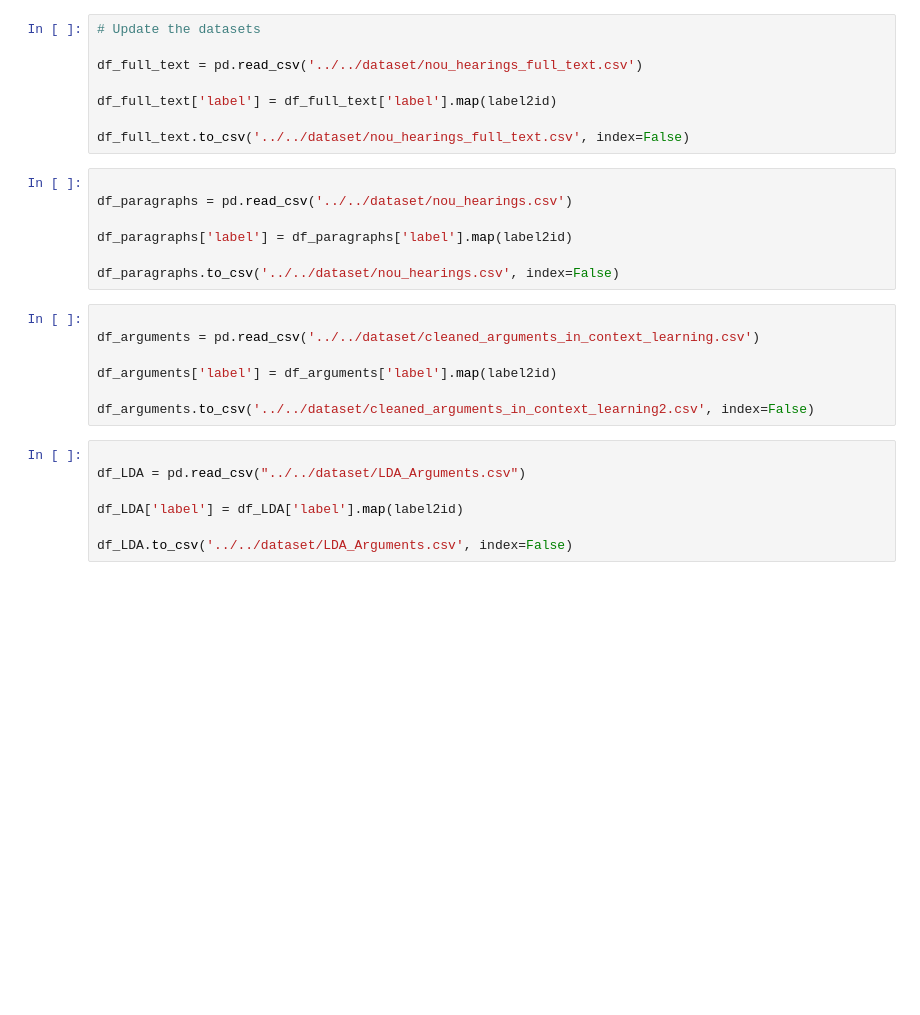
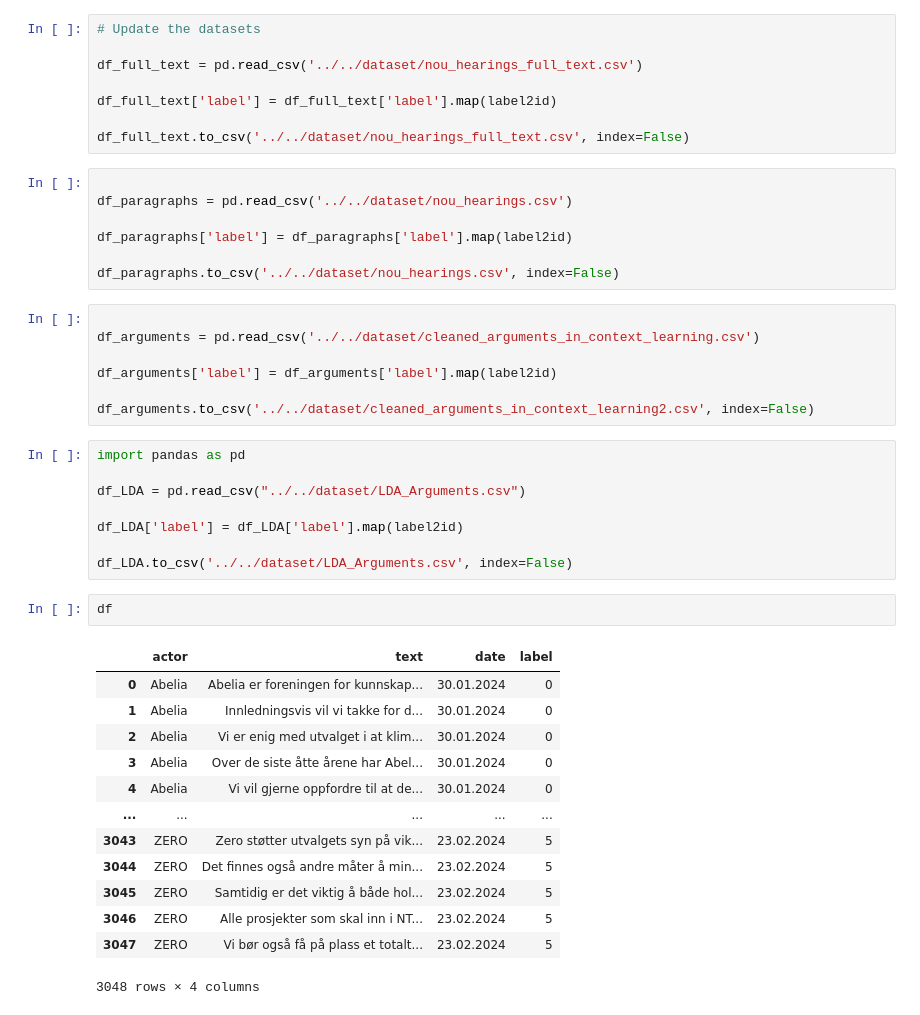
Before and after one commit to henriklarsen28/ArgumentMiningNOUs, a Jupyter notebook: src/data_processing/label2id_dataset_updater.ipynb, the cells around one changed output. Cells and saved outputs as stored; diff of their text form; blank space fills up the shorter version.

```diff
--- a/src/data_processing/label2id_dataset_updater.ipynb
+++ b/src/data_processing/label2id_dataset_updater.ipynb
@@ -49,9 +50,26 @@ df_arguments['label'] = df_arguments['label'].map(label2id)
 
 df_arguments.to_csv('../../dataset/cleaned_arguments_in_context_learning2.csv', index=False)
 # %%
+import pandas as pd
 
 df_LDA = pd.read_csv("../../dataset/LDA_Arguments.csv")
 
 df_LDA['label'] = df_LDA['label'].map(label2id)
 
 df_LDA.to_csv('../../dataset/LDA_Arguments.csv', index=False)
+# %%
+df
+# %% [output]
+|  | actor | text | date | label |
+| 0 | Abelia | Abelia er foreningen for kunnskap... | 30.01.2024 | 0 |
+| 1 | Abelia | Innledningsvis vil vi takke for d... | 30.01.2024 | 0 |
+| 2 | Abelia | Vi er enig med utvalget i at klim... | 30.01.2024 | 0 |
+| 3 | Abelia | Over de siste åtte årene har Abel... | 30.01.2024 | 0 |
+| 4 | Abelia | Vi vil gjerne oppfordre til at de... | 30.01.2024 | 0 |
+| ... | ... | ... | ... | ... |
+| 3043 | ZERO | Zero støtter utvalgets syn på vik... | 23.02.2024 | 5 |
+| 3044 | ZERO | Det finnes også andre måter å min... | 23.02.2024 | 5 |
+| 3045 | ZERO | Samtidig er det viktig å både hol... | 23.02.2024 | 5 |
+| 3046 | ZERO | Alle prosjekter som skal inn i NT... | 23.02.2024 | 5 |
+| 3047 | ZERO | Vi bør også få på plass et totalt... | 23.02.2024 | 5 |
+3048 rows × 4 columns
```
Also changed, not shown: parts of 2 cells of this notebook, 12 other files.
